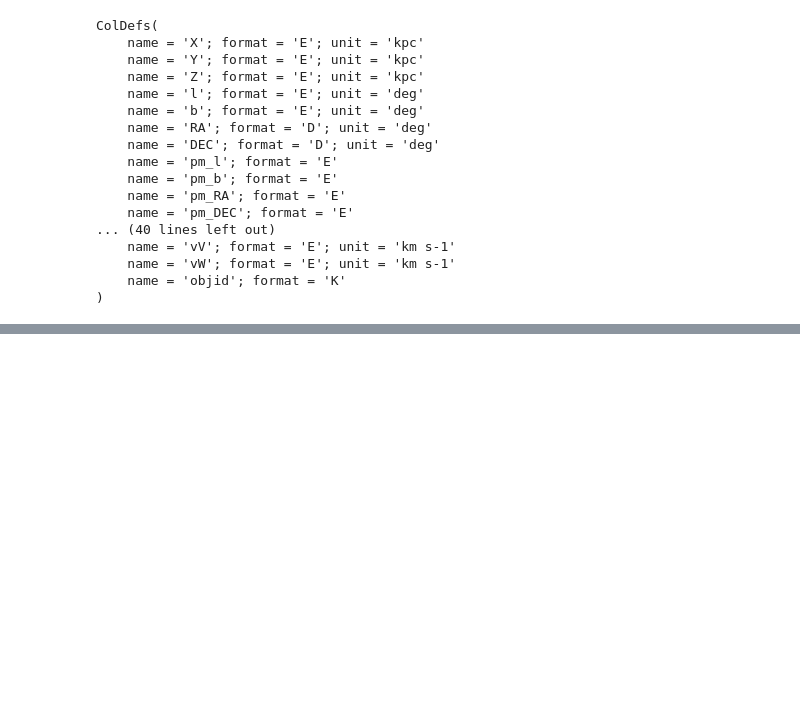
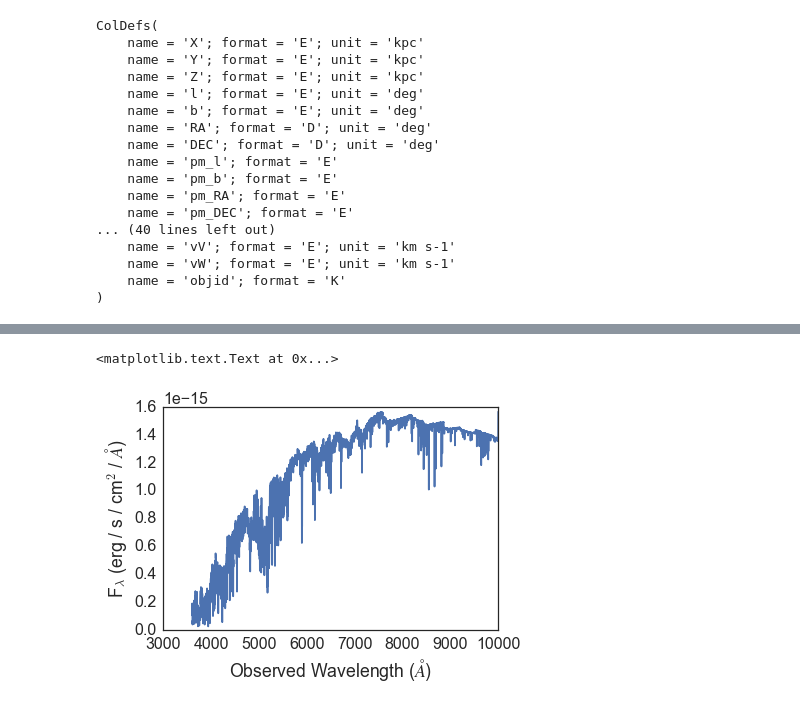
Before and after one commit to desihub/desisim, a Jupyter notebook: doc/nb/mws-mock.ipynb, the cells around one changed output, grey strips where cells are left out. Cells and saved outputs as stored; diff of their text form; code cells hidden in the pictures; blank space fills up the shorter version.

```diff
--- a/doc/nb/mws-mock.ipynb
+++ b/doc/nb/mws-mock.ipynb
@@ -96,8 +96,7 @@ fig.subplots_adjust(hspace=0.04)
 # %%
 seed = 123
 star = STAR(normfilter=normfilter)
-flux, wave, meta = star.make_templates(seed=seed, mag=mag, redshift=redshift, input_data=input_data)
-print(meta)
+flux, wave, meta = star.make_templates(seed=seed, input_data=input_data)
 # %% [output]
 INFO:io.py:611:read_basis_templates: Reading /Users/ioannis/research/projects/desi/spectro/templates/basis_templates/v2.2/star_templates_v2.1.fits
 INFO:DESI:Reading /Users/ioannis/research/projects/desi/spectro/templates/basis_templates/v2.2/star_templates_v2.1.fits
@@ -120,0 +125,7 @@ Length = 50 rows
+# %%
+plt.plot(wave, flux[0, :])
+plt.xlabel('Observed Wavelength ($\AA$)')
+plt.ylabel('F$_{\lambda}$ (erg / s / cm$^{2}$ / $\AA$)')
+# %% [output]
+<matplotlib.text.Text at 0x...>
+[figure, added]
```
Also changed, not shown: parts of 5 cells of this notebook, 1 other file.
